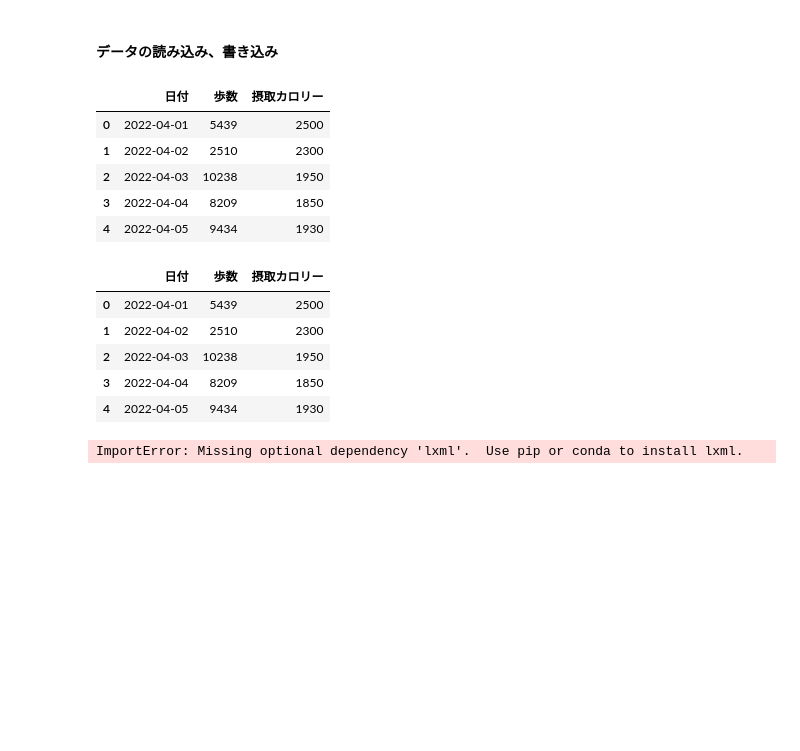
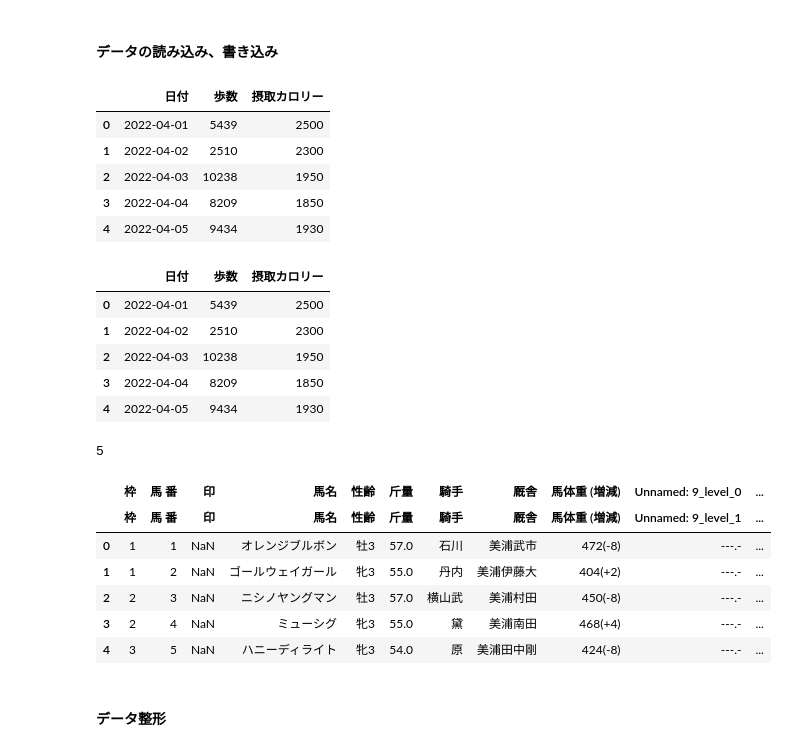
Before and after one commit to Apoaporon/python_study, a Jupyter notebook: python_study_pandas.ipynb, the cells around one changed output. Saved outputs shown, nothing was run; the diff lists cells and outputs as text; code cells hidden in the pictures; blank space fills up the shorter version.

```diff
--- a/python_study_pandas.ipynb
+++ b/python_study_pandas.ipynb
@@ -189,25 +187,37 @@ Name: B, dtype: int64
 # %%
 # csvの読み込み
 df = pd.read_csv("./data/202204health.csv", encoding="utf-8")
 display(df.head())
 # excelの読み込み
 df2 = pd.read_excel("./data/202204health.xlsx")
 display(df2.head())
 # webサイト乗にあるテーブル情報の読み込み
-url = "https://race.netkeiba.com/race/result.html?race_id=202405021101&rf=race_list"
-tables = pd.read_html(url, flavor="html5lib", encoding="utf-8")
+url = "https://race.netkeiba.com/race/shutuba.html?race_id=202405021101&rf=race_submenu"
+html = requests.get(url, timeout=10)
+html.encoding = "EUC-JP"
+tables = pd.read_html(StringIO(html.text))
+# webサイト乗に存在するテーブルの数を表示
 print(len(tables))
+df3 = tables[0]
+display(df3.head())
 # %% [output]
 |  | 日付 | 歩数 | 摂取カロリー |
 | 0 | 2022-04-01 | 5439 | 2500 |
 | 1 | 2022-04-02 | 2510 | 2300 |
 | 2 | 2022-04-03 | 10238 | 1950 |
 | 3 | 2022-04-04 | 8209 | 1850 |
 | 4 | 2022-04-05 | 9434 | 1930 |
 |  | 日付 | 歩数 | 摂取カロリー |
 | 0 | 2022-04-01 | 5439 | 2500 |
 | 1 | 2022-04-02 | 2510 | 2300 |
 | 2 | 2022-04-03 | 10238 | 1950 |
 | 3 | 2022-04-04 | 8209 | 1850 |
 | 4 | 2022-04-05 | 9434 | 1930 |
-ImportError: Missing optional dependency 'lxml'.  Use pip or conda to install lxml.
+5
+|  | 枠 | 馬 番 | 印 | 馬名 | 性齢 | 斤量 | 騎手 | 厩舎 | 馬体重 (増減) | Unnamed: 9_level_0 | ... |
+|  | 枠 | 馬 番 | 印 | 馬名 | 性齢 | 斤量 | 騎手 | 厩舎 | 馬体重 (増減) | Unnamed: 9_level_1 | ... |
+| 0 | 1 | 1 | NaN | オレンジブルボン | 牡3 | 57.0 | 石川 | 美浦武市 | 472(-8) | ---.- | ... |
+| 1 | 1 | 2 | NaN | ゴールウェイガール | 牝3 | 55.0 | 丹内 | 美浦伊藤大 | 404(+2) | ---.- | ... |
+| 2 | 2 | 3 | NaN | ニシノヤングマン | 牡3 | 57.0 | 横山武 | 美浦村田 | 450(-8) | ---.- | ... |
+| 3 | 2 | 4 | NaN | ミューシグ | 牝3 | 55.0 | 黛 | 美浦南田 | 468(+4) | ---.- | ... |
+| 4 | 3 | 5 | NaN | ハニーディライト | 牝3 | 54.0 | 原 | 美浦田中剛 | 424(-8) | ---.- | ... |
@@ -213,0 +230,2 @@ ImportError: Missing optional dependency 'lxml'.  Use pip or conda to install lx
+# %% [markdown]
+#### データ整形
```
Also changed, not shown: parts of 27 cells of this notebook, 1 other file.
